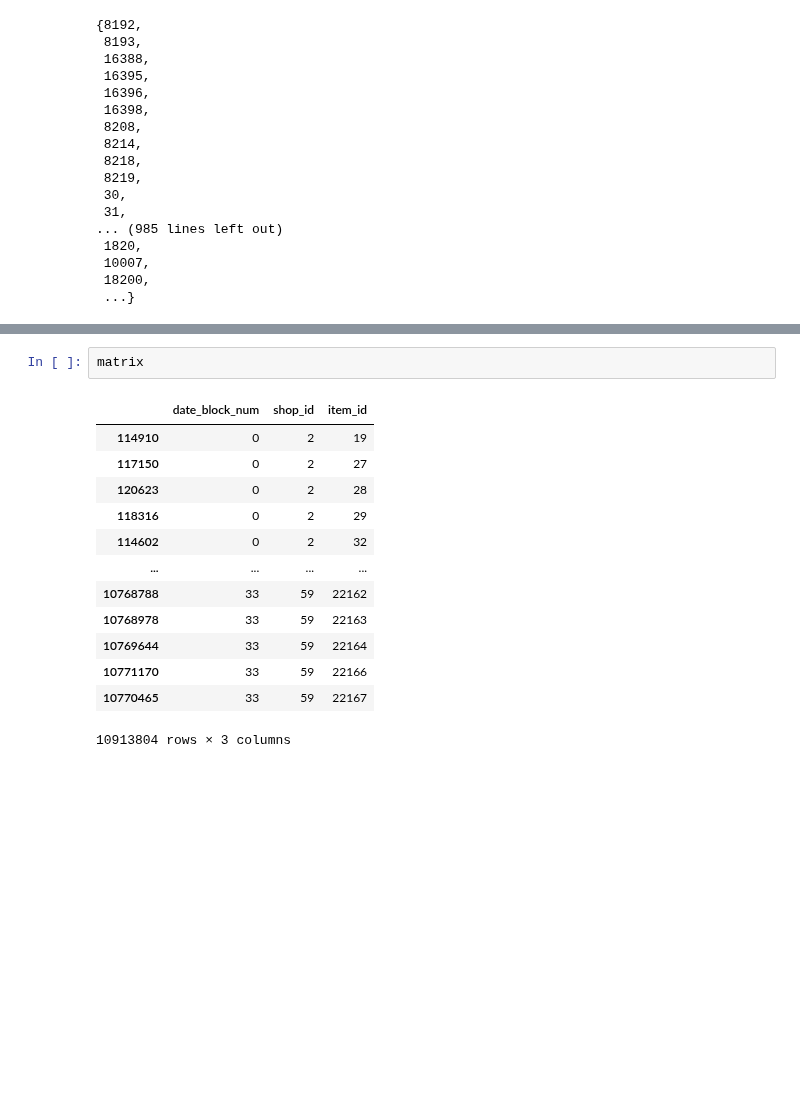
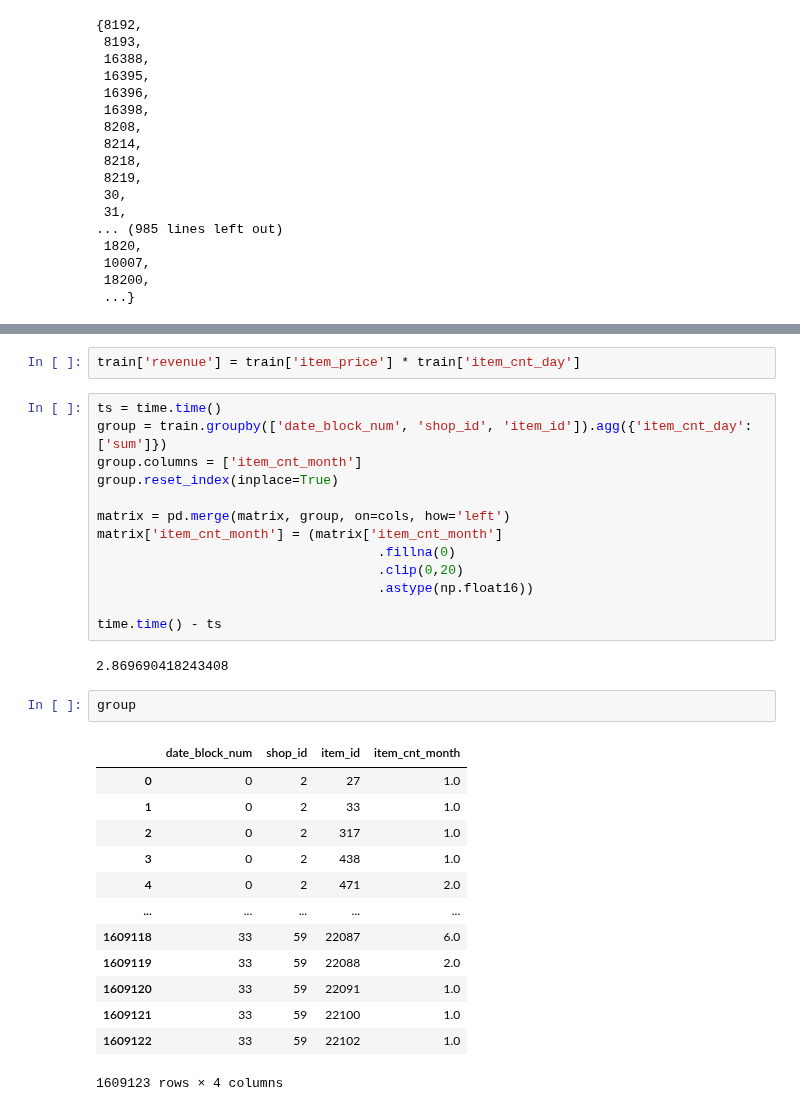
Before and after one commit to ducksfrogs/ma_kaggle, a Jupyter notebook: future_sales/feature_xgb.ipynb, the cells around one changed output, grey strips where cells are left out. Saved outputs shown, nothing was run; the diff lists cells and outputs as text; blank space fills up the shorter version.

```diff
--- a/future_sales/feature_xgb.ipynb
+++ b/future_sales/feature_xgb.ipynb
@@ -257,16 +245,33 @@ time.time() - ts
-# %%
-matrix
-# %% [output]
-|  | date_block_num | shop_id | item_id |
-| 114910 | 0 | 2 | 19 |
-| 117150 | 0 | 2 | 27 |
-| 120623 | 0 | 2 | 28 |
-| 118316 | 0 | 2 | 29 |
-| 114602 | 0 | 2 | 32 |
-| ... | ... | ... | ... |
-| 10768788 | 33 | 59 | 22162 |
-| 10768978 | 33 | 59 | 22163 |
-| 10769644 | 33 | 59 | 22164 |
-| 10771170 | 33 | 59 | 22166 |
-| 10770465 | 33 | 59 | 22167 |
-10913804 rows × 3 columns
+# %%
+train['revenue'] = train['item_price'] * train['item_cnt_day']
+# %%
+ts = time.time()
+group = train.groupby(['date_block_num', 'shop_id', 'item_id']).agg({'item_cnt_day':['sum']})
+group.columns = ['item_cnt_month']
+group.reset_index(inplace=True)
+
+matrix = pd.merge(matrix, group, on=cols, how='left')
+matrix['item_cnt_month'] = (matrix['item_cnt_month']
+                                    .fillna(0)
+                                    .clip(0,20)
+                                    .astype(np.float16))
+
+time.time() - ts
+# %% [output]
+2.869690418243408
+# %%
+group
+# %% [output]
+|  | date_block_num | shop_id | item_id | item_cnt_month |
+| 0 | 0 | 2 | 27 | 1.0 |
+| 1 | 0 | 2 | 33 | 1.0 |
+| 2 | 0 | 2 | 317 | 1.0 |
+| 3 | 0 | 2 | 438 | 1.0 |
+| 4 | 0 | 2 | 471 | 2.0 |
+| ... | ... | ... | ... | ... |
+| 1609118 | 33 | 59 | 22087 | 6.0 |
+| 1609119 | 33 | 59 | 22088 | 2.0 |
+| 1609120 | 33 | 59 | 22091 | 1.0 |
+| 1609121 | 33 | 59 | 22100 | 1.0 |
+| 1609122 | 33 | 59 | 22102 | 1.0 |
+1609123 rows × 4 columns
```
Also changed, not shown: parts of 2 cells of this notebook, 1 other file.
